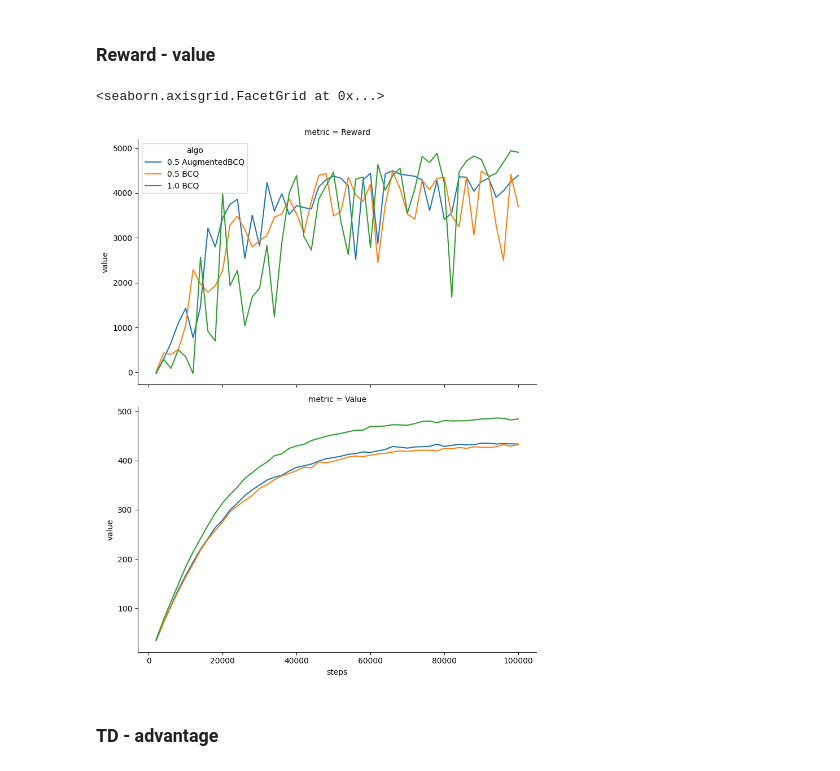
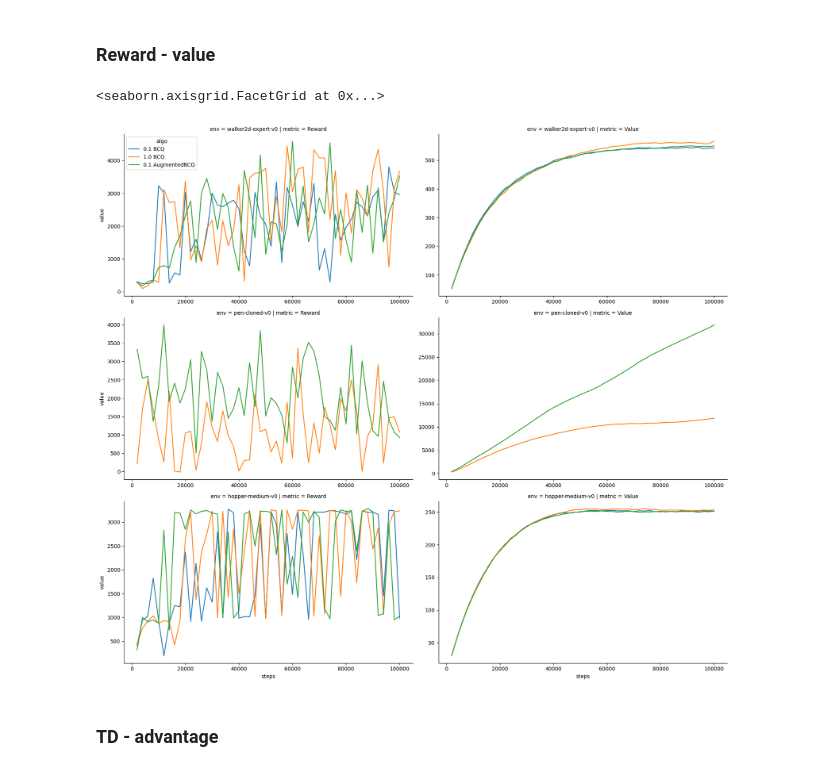
Before and after one commit to gerkone/augrl-tum-adlr-ss22, a Jupyter notebook: experiments/visualize.ipynb, the cells around one changed output. Drawn from its saved outputs; the diff is of its cells as text; code cells hidden in the pictures.

Commit message:
updated cloud results

```diff
--- a/experiments/visualize.ipynb
+++ b/experiments/visualize.ipynb
@@ -17,3 +14,15 @@ STEPS_PER_EPOCH = 2000
+# %%
+PARQUETS = ["../results/cloud_results_gaussian_adversarial.parquet"]
+STEPS_PER_EPOCH = 2000
+ALGOS = [
+    "0.1 BCQ",
+    "0.1 AugmentedBCQ",
+    "1.0 BCQ",
+    "0.1 DiscreteBCQ",
+    "0.1 AugmentedDiscreteBCQ",
+    "1.0 DiscreteBCQ",
+]
+EXCLUDED_ENVS = ["cartpole-replay"]
 # %%
 def is_outlier(s):
     q1 = s.quantile(0.05)
@@ -28,32 +37,52 @@ for f in PARQUETS:
     r = pd.read_parquet(f)
     r["steps"] = r["epoch"] * STEPS_PER_EPOCH
     results.append(r)
-results_df = pd.concat(results)
+results_df_full = pd.concat(results)
+results_df_full["algo"] = results_df_full["algo"].str.replace("Discrete", "")
+# %%
+results_df_filter_env = results_df_full[~results_df_full["env"].isin(EXCLUDED_ENVS)]
+results_df_filter_algo = results_df_full[results_df_full["algo"].isin(ALGOS)]
+results_df = results_df_filter_algo.merge(
+    results_df_filter_env, on=["env", "algo"], suffixes=("", "_delme")
+)
+results_df = results_df[[c for c in results_df.columns if not c.endswith("_delme")]]
+# %%
+# keep colors across plots
+palette_dict = {
+    continent: color
+    for continent, color in zip(results_df["algo"].unique(), sns.color_palette("tab10"))
+}
 # %% [markdown]
 ### Reward - value
 # %%
-results_value = results_df[["env", "algo", "value_scale", "steps"]].dropna()
+results_value = results_df[
+    ["env", "algo", "average_value_estimation_scorer", "steps"]
+].dropna()
 results_reward = results_df[["env", "algo", "environment_reward", "steps"]].dropna()
 results_reward = results_reward.rename({"environment_reward": "value"}, axis=1)
-results_value = results_value.rename({"value_scale": "value"}, axis=1)
+results_value = results_value.rename(
+    {"average_value_estimation_scorer": "value"}, axis=1
+)
 results_reward["metric"] = "Reward"
 results_value["metric"] = "Value"
 res = pd.concat([results_reward, results_value])
 g = sns.FacetGrid(
     res,
     col="metric",
     hue="algo",
-    col_wrap=1,
+    row="env",
     height=5,
     aspect=1.7,
     legend_out=False,
     sharey=False,
+    sharex=False,
+    palette=palette_dict,
 )
 g.map_dataframe(sns.lineplot, "steps", "value")
 g.add_legend()
 # %% [output]
 <seaborn.axisgrid.FacetGrid at 0x...>
-[figure, old version]
+[figure, new version]
 # %% [markdown]
 ### TD - advantage
 # %%
```
Also changed, not shown: parts of 4 cells of this notebook, 3 other files.
